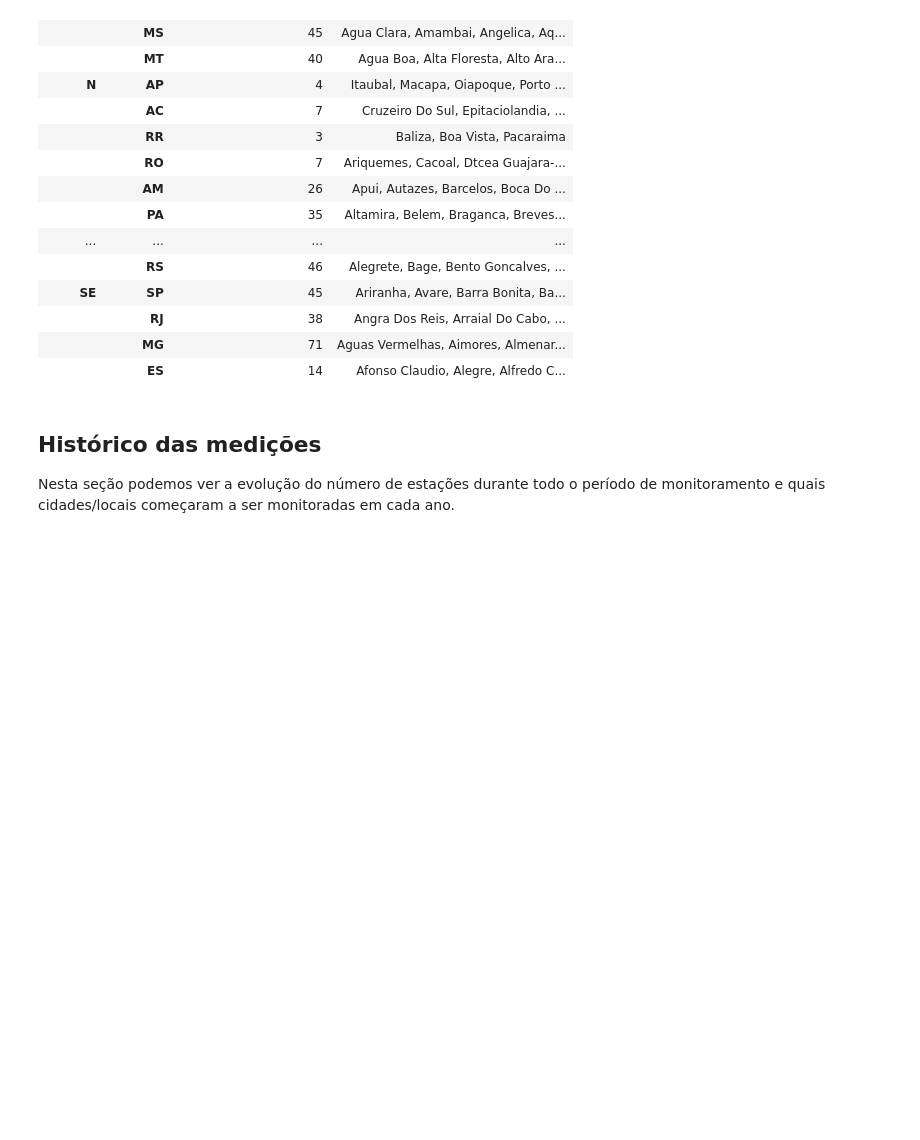
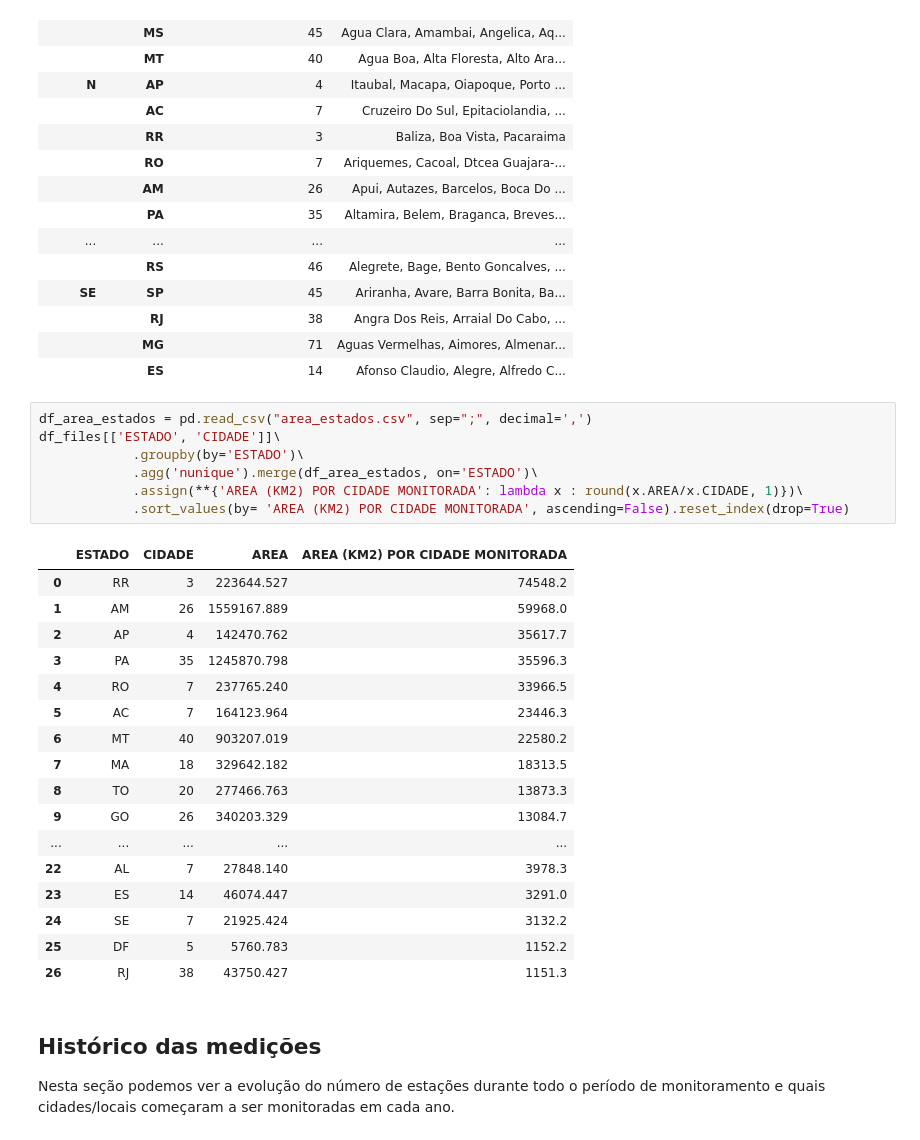
Before and after one commit to nfmmendes/INMET-data-play, a Jupyter notebook: Dados Metereológicos do INMET.ipynb, the cells around one changed output. Drawn from its saved outputs; the diff is of its cells as text; blank space fills up the shorter version.

Commit message:
Add area by monitored city table

```diff
--- a/Dados Metereológicos do INMET.ipynb
+++ b/Dados Metereológicos do INMET.ipynb
@@ -106,6 +106,31 @@ display(df_files[['REGIAO', 'ESTADO', 'CIDADE']]\
 |  | RJ | 38 | Angra Dos Reis, Arraial Do Cabo, ... |
 |  | MG | 71 | Aguas Vermelhas, Aimores, Almenar... |
 |  | ES | 14 | Afonso Claudio, Alegre, Alfredo C... |
+# %%
+df_area_estados = pd.read_csv("area_estados.csv", sep=";", decimal=',')
+df_files[['ESTADO', 'CIDADE']]\
+            .groupby(by='ESTADO')\
+            .agg('nunique').merge(df_area_estados, on='ESTADO')\
+            .assign(**{'AREA (KM2) POR CIDADE MONITORADA': lambda x : round(x.AREA/x.CIDADE, 1)})\
+            .sort_values(by= 'AREA (KM2) POR CIDADE MONITORADA', ascending=False).reset_index(drop=True)
+# %% [output]
+|  | ESTADO | CIDADE | AREA | AREA (KM2) POR CIDADE MONITORADA |
+| 0 | RR | 3 | 223644.527 | 74548.2 |
+| 1 | AM | 26 | 1559167.889 | 59968.0 |
+| 2 | AP | 4 | 142470.762 | 35617.7 |
+| 3 | PA | 35 | 1245870.798 | 35596.3 |
+| 4 | RO | 7 | 237765.240 | 33966.5 |
+| 5 | AC | 7 | 164123.964 | 23446.3 |
+| 6 | MT | 40 | 903207.019 | 22580.2 |
+| 7 | MA | 18 | 329642.182 | 18313.5 |
+| 8 | TO | 20 | 277466.763 | 13873.3 |
+| 9 | GO | 26 | 340203.329 | 13084.7 |
+| ... | ... | ... | ... | ... |
+| 22 | AL | 7 | 27848.140 | 3978.3 |
+| 23 | ES | 14 | 46074.447 | 3291.0 |
+| 24 | SE | 7 | 21925.424 | 3132.2 |
+| 25 | DF | 5 | 5760.783 | 1152.2 |
+| 26 | RJ | 38 | 43750.427 | 1151.3 |
 # %% [markdown]
 <H2> Histórico das medições </H2>
 <p> Nesta seção podemos ver a evolução do número de estações durante todo o período de monitoramento e quais cidades/locais começaram a ser monitoradas em cada ano. </p>
```
